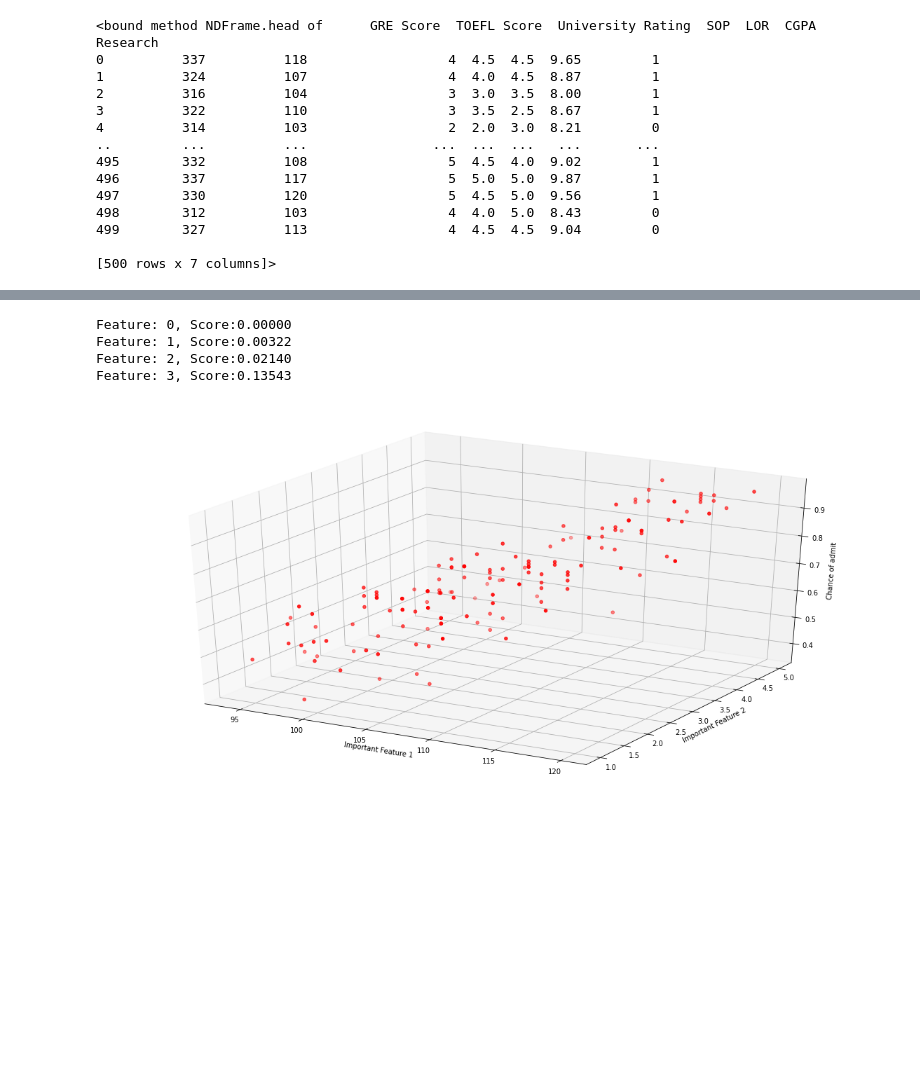
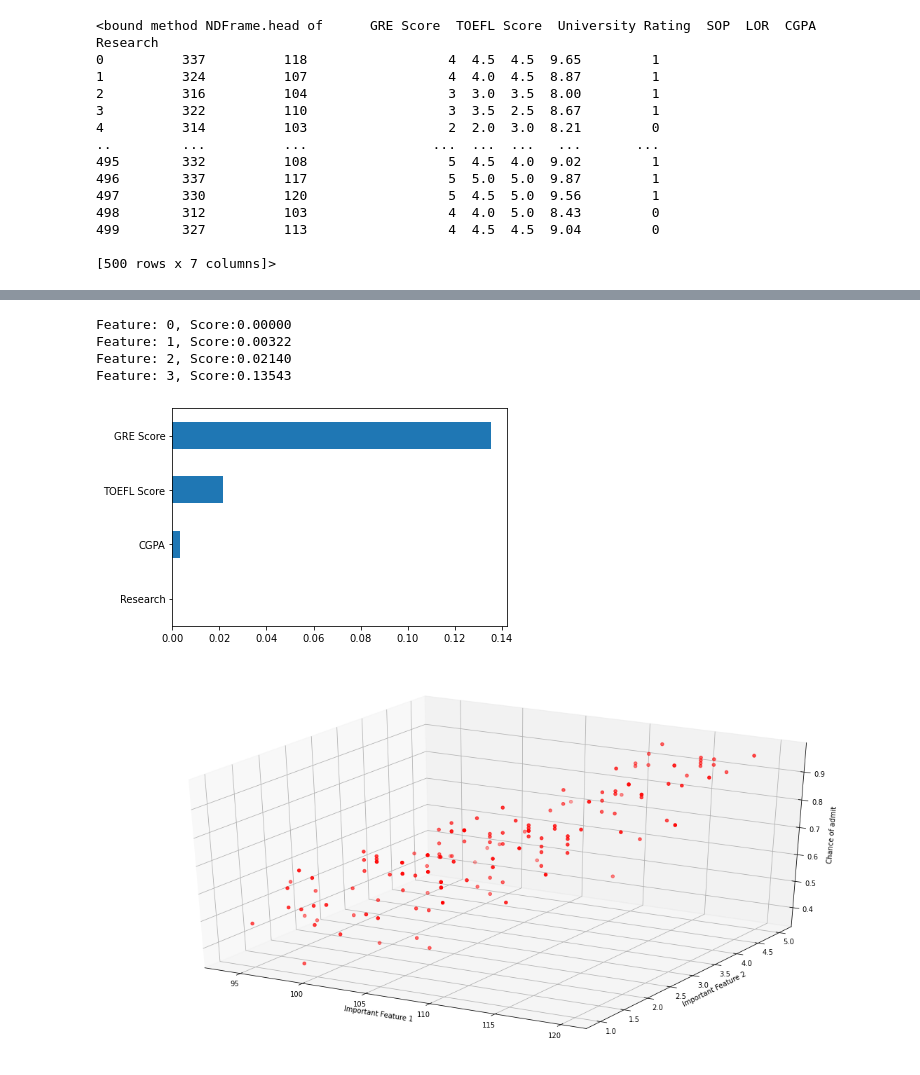
Before and after one commit to amogh2004/Automated-Admission-Prediction, a Jupyter notebook: MLR3.ipynb, the cells around one changed output, grey strips where cells are left out. Cells and saved outputs as stored; diff of their text form; code cells hidden in the pictures; blank space fills up the shorter version.

```diff
--- a/MLR3.ipynb
+++ b/MLR3.ipynb
@@ -174,12 +174,17 @@ pred = lr.predict(x_opt)
 # %%
 f_imp = lr.coef_
 for i, v in enumerate(f_imp):
     print('Feature: %0d, Score:%.5f'%(i,v))
+
+f_imp = pd.Series(lr.coef_, index = ['Research', 'CGPA', 'TOEFL Score', 'GRE Score'])
+f_imp.plot(kind = 'barh')
+plt.show()
 # %% [output]
 Feature: 0, Score:0.00000
 Feature: 1, Score:0.00322
 Feature: 2, Score:0.02140
 Feature: 3, Score:0.13543
+[figure, added]
 # %%
 ax = plt.figure(figsize=(20,10)).add_subplot(projection = '3d')
 ax.set_xlabel('Important Feature 1')
```
Also changed, not shown: parts of 4 cells of this notebook, 3 other files.
